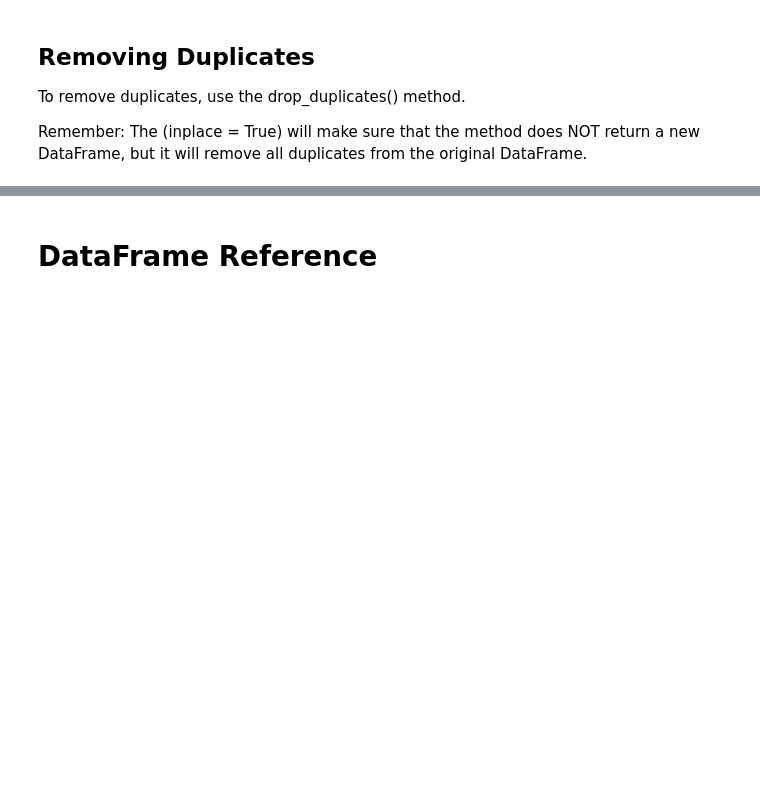
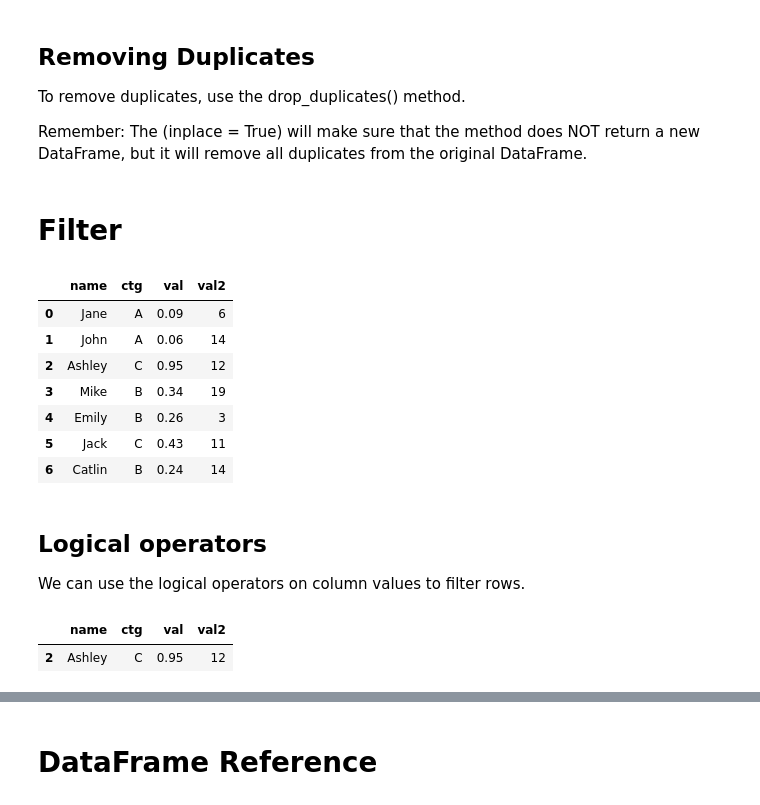
Before and after one commit to alinemati45/Python-Tutorial, a Jupyter notebook: Pandas .ipynb, the cells around one changed output, grey strips where cells are left out. Cells and saved outputs as stored; diff of their text form; code cells hidden in the pictures; blank space fills up the shorter version.

```diff
--- a/Pandas .ipynb
+++ b/Pandas .ipynb
@@ -551,3 +551,33 @@ To remove duplicates, use the drop_duplicates() method.
 Remember: The (inplace = True) will make sure that the method does NOT return a new DataFrame, but it will remove all duplicates from the original DataFrame.
 # %%
 df.drop_duplicates(inplace = True)
+# %% [markdown]
+# Filter
+# %%
+import numpy as np
+import pandas as pd
+
+df = pd.DataFrame({ 'name':['Jane','John','Ashley','Mike','Emily','Jack','Catlin'],
+'ctg':['A','A','C','B','B','C','B'],
+'val':np.random.random(7).round(2),
+'val2':np.random.randint(1,20, size=7)
+})
+
+df
+# %% [output]
+|  | name | ctg | val | val2 |
+| 0 | Jane | A | 0.09 | 6 |
+| 1 | John | A | 0.06 | 14 |
+| 2 | Ashley | C | 0.95 | 12 |
+| 3 | Mike | B | 0.34 | 19 |
+| 4 | Emily | B | 0.26 | 3 |
+| 5 | Jack | C | 0.43 | 11 |
+| 6 | Catlin | B | 0.24 | 14 |
+# %% [markdown]
+## Logical operators
+We can use the logical operators on column values to filter rows.
+# %%
+df[df.val > 0.5]
+# %% [output]
+|  | name | ctg | val | val2 |
+| 2 | Ashley | C | 0.95 | 12 |
```
Also changed, not shown: parts of 27 cells of this notebook.
